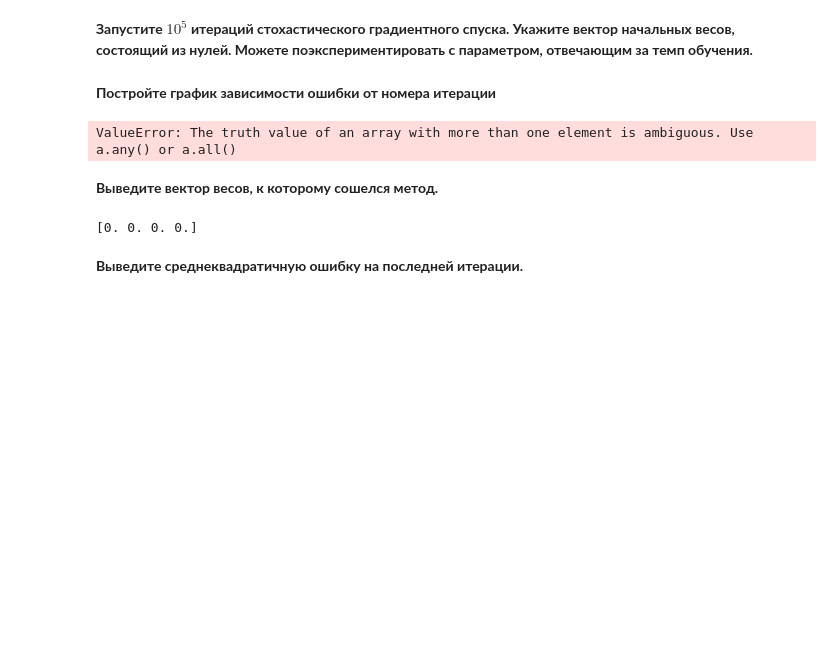
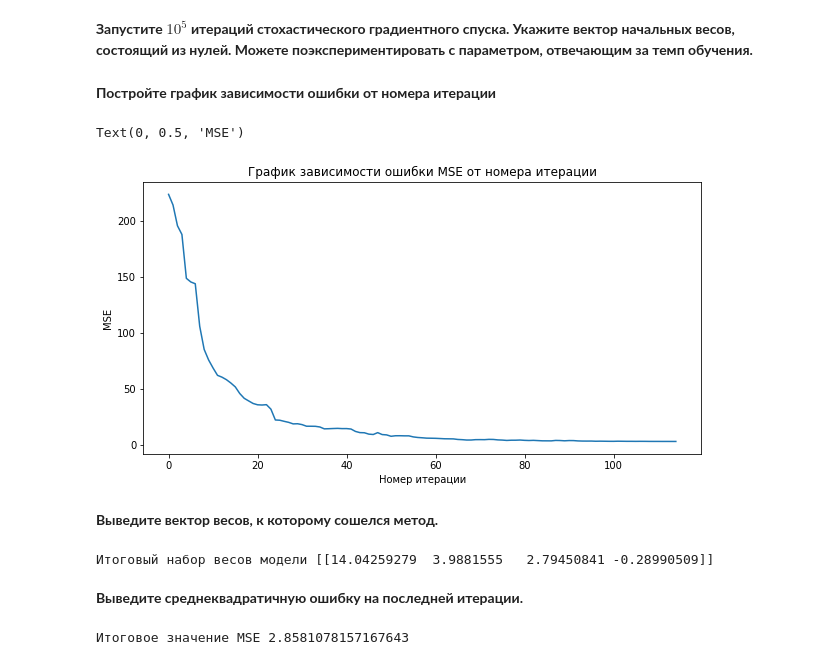
Before and after one commit to DarthSirius/Lessons, a Jupyter notebook: SkillFactory/MLMATH1/Практика_Оптимизация.ipynb, the cells around one changed output. Saved outputs shown, nothing was run; the diff lists cells and outputs as text; code cells hidden in the pictures; blank space fills up the shorter version.

```diff
--- a/SkillFactory/MLMATH1/Практика_Оптимизация.ipynb
+++ b/SkillFactory/MLMATH1/Практика_Оптимизация.ipynb
@@ -155,3 +130,0 @@ array([[0.],
-# %%
-w = np.zeros(n)
-w
@@ -188,11 +173,7 @@ X = np.hstack([np.ones(X.shape[0]).reshape(-1, 1), X])
 # %%
 #ваш код
 def mse_error(y, y_pred):
-    """
-    функция mse_error для вычисления среднеквадратичной ошибки, принимающую два аргумента: реальные значения y и предсказывающие y_pred, и возвращающую значение mse
-    """
-    error = (y_pred - y)**2
-    mse = 1/(len(y))*np.sum(error)
+    mse = np.sum((y_pred - y)**2) / len(y)
     return mse
 # %% [markdown]
 **Сделайте наивный прогноз: предскажите продажи средним значением. После этого рассчитайте среднеквадратичную ошибку для этого прогноза** (0.5 балла)
@@ -206,17 +187,7 @@ print(mse_error(y, y_pred)) # вычисляем ошибку
 **Создайте функцию *lin_pred*, которая может по матрице предикторов *X* и вектору весов линейной модели *w* получить вектор прогнозов** (0.5 балла)
 # %%
 #ваш код
-
 def lin_pred(X, w):
-    """_функция, которая может по матрице предикторов *X* и вектору весов линейной модели *w* получить вектор прогнозов_
-
-    Args:
-        X (_type_): _матрице предикторов_
-        w (_type_): _вектору весов линейной модели_
-
-    Returns:
-        _type_: _description_
-    """
     y_pred = np.dot(X, w)
     return y_pred
 # %% [markdown]
@@ -240,7 +211,8 @@ $$\Large w_j \leftarrow w_j - \frac{2\eta}{\ell} \sum_{i=1}^\ell{{x_{ij}((w_0 +
 # %%
 #ваш код
 def stoch_grad_step(X, y, w, train_ind, eta):
-    """    функция для реализации шага стохастического градиентного спуска
+    """
+    функция для реализации шага стохастического градиентного спуска
 
     Args:
         X (_type_): матрица наблюдений
@@ -248,10 +220,13 @@ def stoch_grad_step(X, y, w, train_ind, eta):
         w (_type_): вектор коэффициентов (весов)
         train_ind: индекс объекта обучающей выборки (строки матрицы *X*), по которому считается изменение весов
         eta (_type_): шаг градиентного спуска
+
+    Returns:
+        w_new: Обновленный вектор коэффициентов
     """
-    y_pred = lin_pred(X[train_ind], w)
+    y_pred = lin_pred(X[train_ind], w.T)
     n = len(X[train_ind])
-    step = (2 * X[train_ind] * (y_pred - y[train_ind])) / n
+    step = 2 * X[train_ind] * (y_pred - y[train_ind])/ n
     w_new = w - eta*step
     return w_new
 # %% [markdown]
@@ -307,23 +286,29 @@ def stochastic_gradient_descent(X, y, par0, eta, iterations, precision):
  **Запустите $10^5$ итераций стохастического градиентного спуска. Укажите вектор начальных весов, состоящий из нулей. Можете поэкспериментировать с параметром, отвечающим за темп обучения.**
 # %% [markdown]
 **Постройте график зависимости ошибки от номера итерации**
-# %%
-# ваш код
-par = np.zeros((4,1))
-alpha = 0.01
-iter = 100000
-eta = 0.001
-w, mse = stochastic_gradient_descent(X, y, par, alpha, iter, eta)
-print(w)
-print(mse)
-# %% [output]
-ValueError: The truth value of an array with more than one element is ambiguous. Use a.any() or a.all()
+# %%
+# ваш код
+w0 = np.zeros((4,1)).T # инициализация вектора весов модели
+eta = 0.1 #
+iter = 1e+5 #
+precision = 0.001 #
+w, mse = stochastic_gradient_descent(X, y, w0, eta, iter, precision)
+#Строим график изменения ошибки
+fig, ax = plt.subplots(figsize=(10, 5)) #фигура + координатная плоскость
+#Строим график изменения MSE
+ax.plot(mse)
+ax.set_title('График зависимости ошибки MSE от номера итерации')
+ax.set_xlabel('Номер итерации')
+ax.set_ylabel('MSE')
+# %% [output]
+Text(0, 0.5, 'MSE')
+[figure, added]
 # %% [markdown]
 **Выведите вектор весов, к которому сошелся метод.**
 # %%
 # ваш код
-print(w)
+print('Итоговый набор весов модели', w)
 # %% [output]
-[0. 0. 0. 0.]
+Итоговый набор весов модели [[14.04259279  3.9881555   2.79450841 -0.28990509]]
 # %% [markdown]
 **Выведите среднеквадратичную ошибку на последней итерации.**
@@ -331,0 +315,5 @@ print(w)
+# %%
+# ваш код
+print('Итоговое значение MSE', mse[len(mse)-1])
+# %% [output]
+Итоговое значение MSE 2.8581078157167643
```
Also changed, not shown: parts of 18 cells of this notebook, 1 other file.
